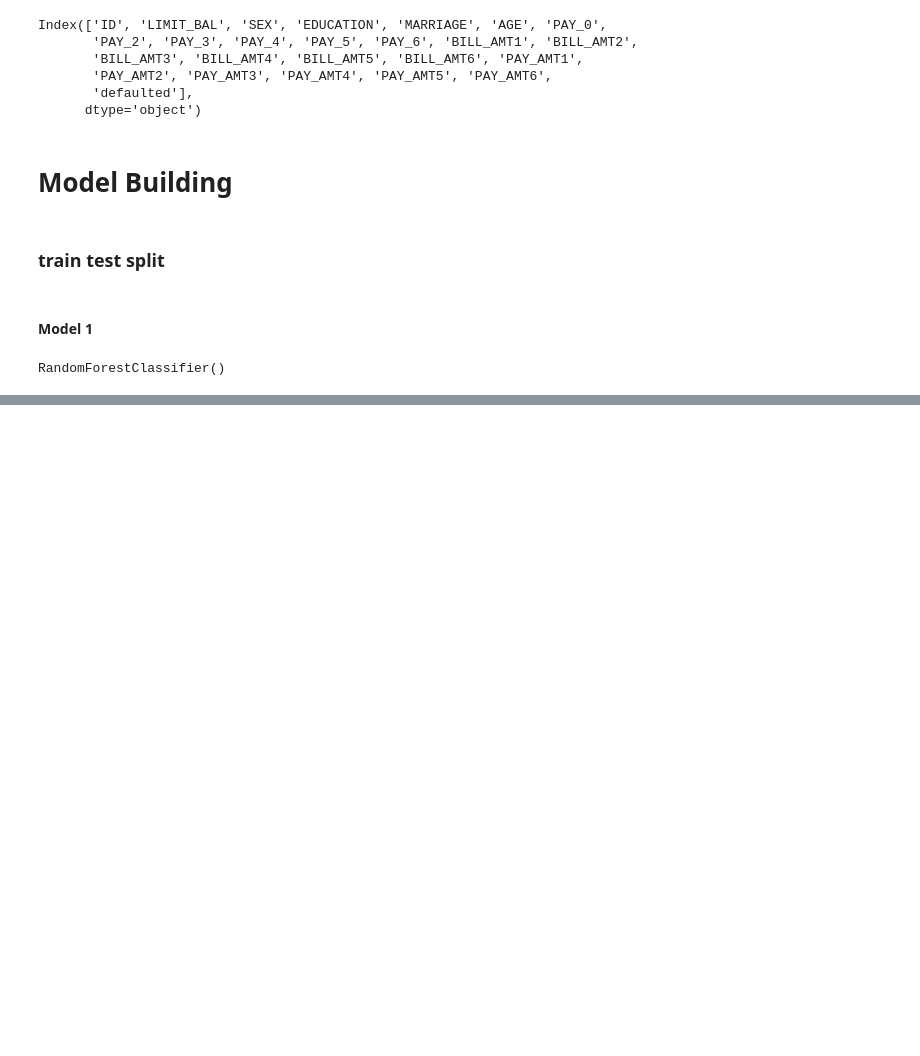
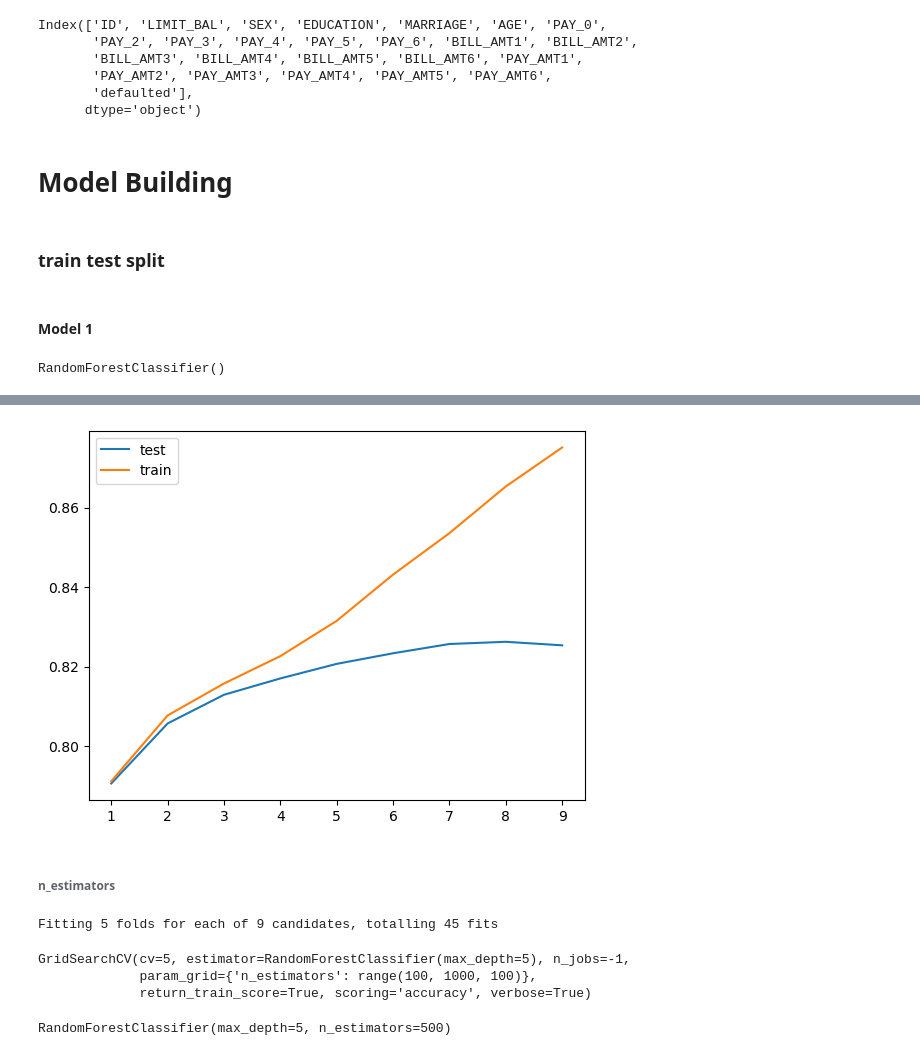
Before and after one commit to chauhan315/Classification, a Jupyter notebook: Credit Card-Random Forest/Random_Forest_Credit_Fraud.ipynb, the cells around one changed output, grey strips where cells are left out. Saved outputs shown, nothing was run; the diff lists cells and outputs as text; code cells hidden in the pictures; blank space fills up the shorter version.

```diff
--- a/Credit Card-Random Forest/Random_Forest_Credit_Fraud.ipynb
+++ b/Credit Card-Random Forest/Random_Forest_Credit_Fraud.ipynb
@@ -104,0 +109,12 @@ accuracy_score(y_test, predictions)
+# %%
+from sklearn.model_selection import KFold, GridSearchCV
+
+no_of_folds = 5
+parameters = {"max_depth":range(1,10)}
+
+rf = RandomForestClassifier()
+
+rf = GridSearchCV(estimator=rf, param_grid=parameters, n_jobs=-1, cv=no_of_folds, scoring='accuracy',
+                  return_train_score=True, verbose=True)
+
+rf.fit(X_train, y_train)
@@ -104,0 +126,4 @@ accuracy_score(y_test, predictions)
+# %%
+scores = rf.cv_results_
+sc_df = pd.DataFrame(scores)
+sc_df
@@ -104,0 +142,29 @@ accuracy_score(y_test, predictions)
+# %%
+plt.figure()
+
+plt.plot(sc_df['param_max_depth'], sc_df['mean_test_score'], label='test')
+plt.plot(sc_df['param_max_depth'], sc_df['mean_train_score'], label='train')
+plt.legend()
+plt.show()
+# %% [output]
+[figure, added]
+# %% [markdown]
+###### n_estimators
+# %%
+parameters = {"n_estimators":range(100, 1000, 100)}
+
+rf = RandomForestClassifier(max_depth=5)
+
+rf = GridSearchCV(estimator=rf, cv=no_of_folds, n_jobs=-1, scoring='accuracy', return_train_score=True,
+                  verbose=True, param_grid=parameters)
+
+rf.fit(X_train, y_train)
+# %% [output]
+Fitting 5 folds for each of 9 candidates, totalling 45 fits
+GridSearchCV(cv=5, estimator=RandomForestClassifier(max_depth=5), n_jobs=-1,
+             param_grid={'n_estimators': range(100, 1000, 100)},
+             return_train_score=True, scoring='accuracy', verbose=True)
+# %%
+rf.best_estimator_
+# %% [output]
+RandomForestClassifier(max_depth=5, n_estimators=500)
```
Also changed, not shown: parts of 17 cells of this notebook.
